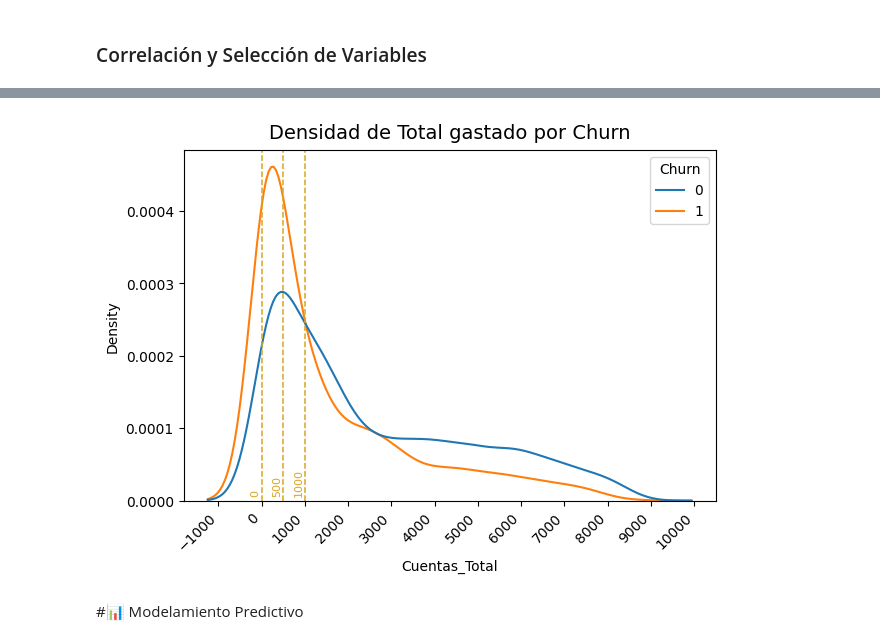
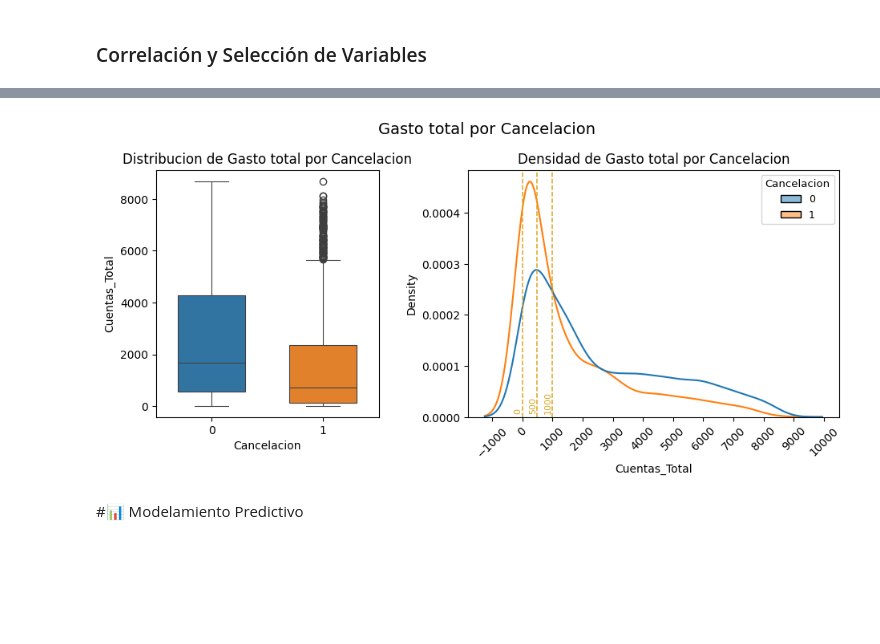
Before and after one commit to rmedi21/challenge-telecom-x-2, a Jupyter notebook: TelecomX_2.ipynb, the cells around one changed output, grey strips where cells are left out. Cells and saved outputs as stored; diff of their text form; code cells hidden in the pictures; blank space fills up the shorter version.

```diff
--- a/TelecomX_2.ipynb
+++ b/TelecomX_2.ipynb
@@ -116,11 +140,11 @@ plt.show()
 # %%
 # ANALISIS DIRIGIDO
 # Distribucion de Tiempo de Contrato por Cancelacion:
-# -Los clientes que fugan tienen menos meses de contrato
-# -A medida que aumentan los meses de contrato mas clientes permanecen
+# -Los clientes cancelados tienen menos meses de contrato
+# -A medida que aumentan el tiempo de contrato menos clientes cancelan
 anchobin = ancho_bin(df, 'Meses_Contrato')
 
-fig, ax = plt.subplots(figsize=(6, 4))
+fig, ax = plt.subplots(figsize=(6, 3.7))
 
 sns.histplot(
     data=df, x="Meses_Contrato", hue="Cancelacion",
@@ -138,23 +162,47 @@ plt.show()
 # %%
-# Distribucion de Total gastado por Churn:
-# -Clientes fugados y que permanecen tienen distribucion semejante:
+# Boxplot y Densidad del Gasto total por Cancelacion:
+# -Los clientes cancelados y no cancelados tienen asimetria positiva:
 #   -Alta concentracion de clientes con gastos bajos
 #   -A medida que aumenta el gasto disminuye la cantidad de clientes
-ax = sns.kdeplot(data=df, x="Cuentas_Total", hue="Churn", common_norm=False)
+# -Sin embargo, los clientes cancelados tienen mayor concentracion en gastos bajos:
+#   -El 50% de cancelados tiene un gasto < 713, los no cancelados un gasto < 1683 (mas del doble)
+#   -El 75% de cancelados tiene un gasto < 2345, los no cancelados un gasto < 4264 (80% mas)
+fig, axs = plt.subplots(1, 2, figsize=(11, 4), width_ratios=[1.2, 2])
 
-ax.xaxis.set_major_locator(ticker.MultipleLocator(1000))
-ax.set_xticklabels(ax.get_xticklabels(), fontsize=10, rotation=45, ha='right')
-plt.axvline(x=0, linewidth=1.1, color='goldenrod', linestyle='--', label="0")
-plt.axvline(x=500, linewidth=1.1, color='goldenrod', linestyle='--')
-plt.axvline(x=1000, linewidth=1.1, color='goldenrod', linestyle='--')
-plt.text(-20, 9E-6, '0', fontsize=8, color='goldenrod', ha='right', rotation=90)
-plt.text(480, 9E-6, '500', fontsize=8, color='goldenrod', ha='right', rotation=90)
-plt.text(980, 9E-6, '1000', fontsize=8, color='goldenrod', ha='right', rotation=90)
-plt.title("Densidad de Total gastado por Churn", y=1.01, fontsize=14)
-plt.tight_layout()
+# Boxplot
+axs[0] = sns.boxplot(
+            data=df, x='Cancelacion', y='Cuentas_Total', hue='Cancelacion',
+            width=.6, linewidth=.8, legend=False,
+            ax=axs[0]
+         )
+axs[0].set_title('Distribucion de Gasto total por Cancelacion', y=1, fontsize=12)
+
+# Kdeplot
+axs[1] = sns.kdeplot(
+            data=df, x="Cuentas_Total", hue="Cancelacion",
+            common_norm=False, legend=True,
+            ax=axs[1]
+         )
+axs[1].xaxis.set_major_locator(ticker.MultipleLocator(1000))
+axs[1].tick_params(axis='x', labelsize=10, labelrotation=45)
+axs[1].axvline(x=0, linewidth=1.1, color='goldenrod', linestyle='--')
+axs[1].axvline(x=500, linewidth=1.1, color='goldenrod', linestyle='--')
+axs[1].axvline(x=1000, linewidth=1.1, color='goldenrod', linestyle='--')
+axs[1].text(-20, 9E-6, '0', fontsize=8, color='goldenrod', ha='right', rotation=90)
+axs[1].text(480, 9E-6, '500', fontsize=8, color='goldenrod', ha='right', rotation=90)
+axs[1].text(980, 9E-6, '1000', fontsize=8, color='goldenrod', ha='right', rotation=90)
+axs[1].set_title("Densidad de Gasto total por Cancelacion", y=1, fontsize=12)
+# kdeplot - leyenda
+handles = ax.legend_.legend_handles
+texts = axs[1].legend_.texts
+[handle.set_label(text.get_text()) for handle, text in zip(handles, texts)]
+axs[1].legend(handles=handles, title='Cancelacion', prop={'size': 9}, loc='upper right', title_fontsize=9.5)
+
+fig.suptitle("Gasto total por Cancelacion",  y=1.03, fontsize=14)
+fig.subplots_adjust(wspace=0.3)
 
 plt.show()
-# plt.savefig("densidad_cuenta_total_churn.png", bbox_inches='tight', dpi=300)
+# plt.savefig("boxplot_densidad_gasto_total_churn.png", bbox_inches='tight', dpi=300)
 # plt.close()
 # %% [output]
-[figure, old version]
+[figure, new version]
```
Also changed, not shown: parts of 34 cells of this notebook.
